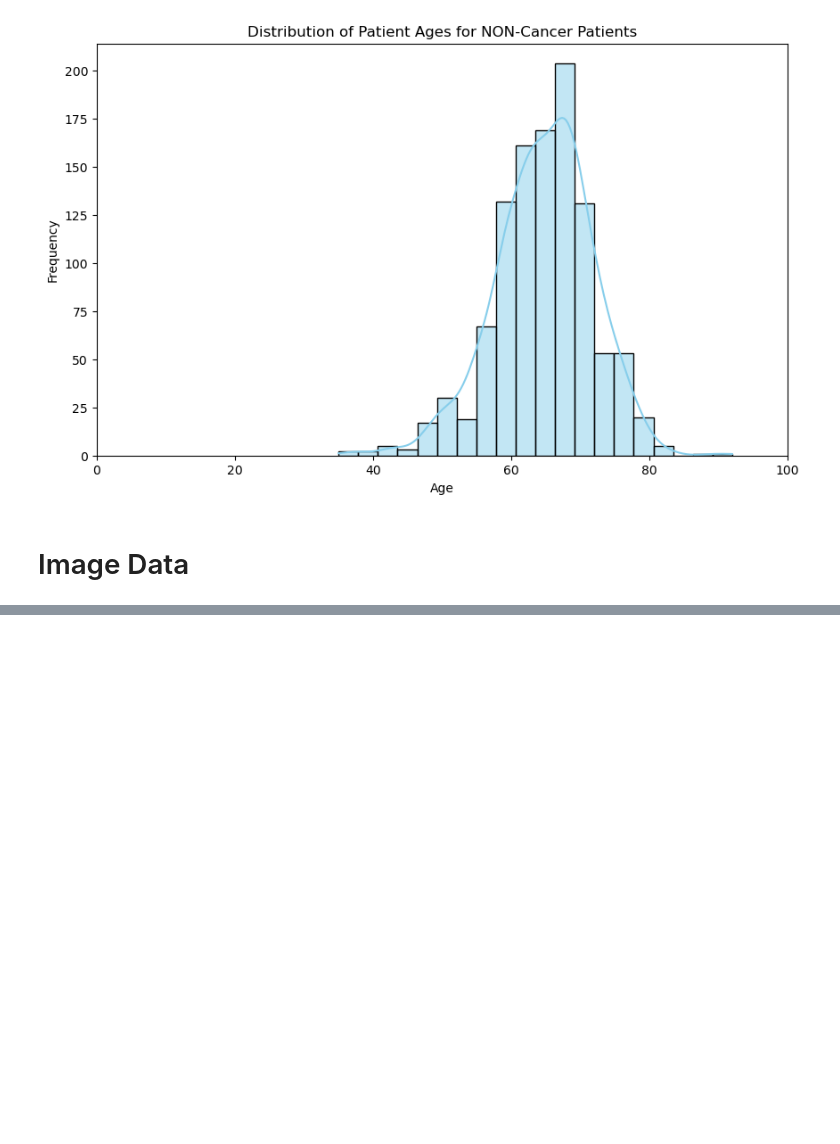
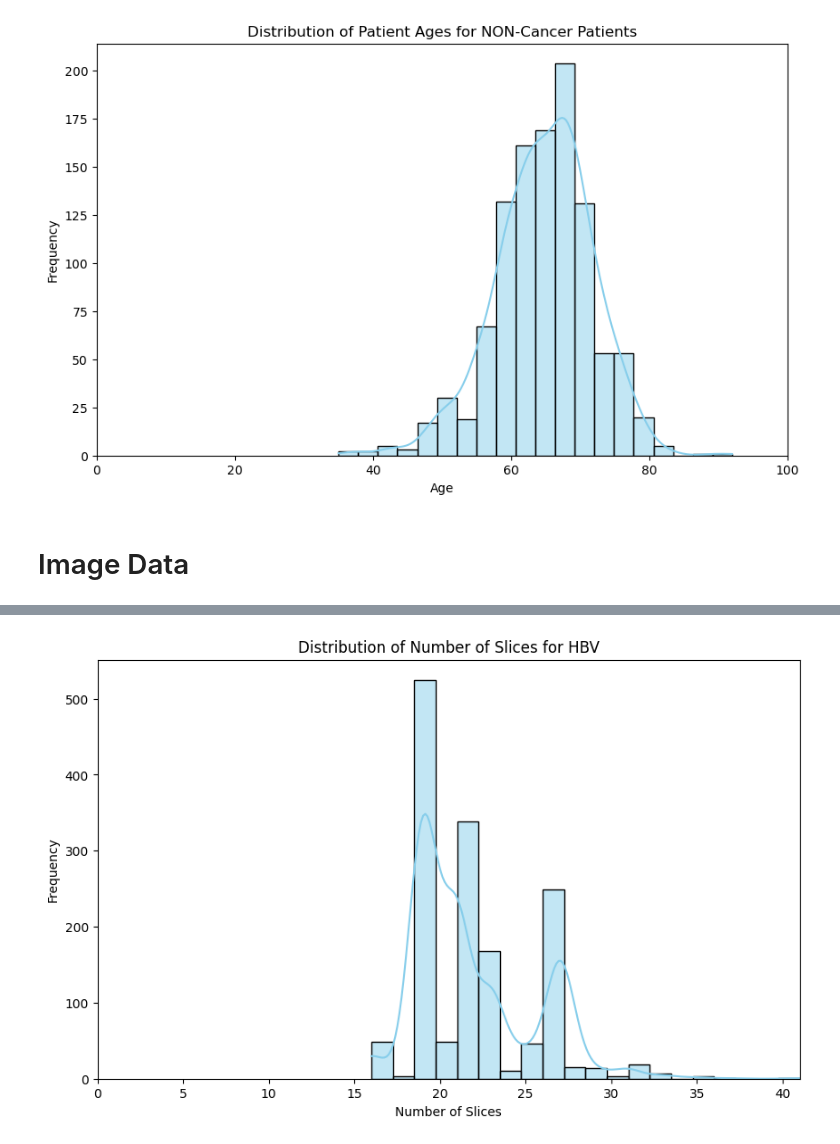
Before and after one commit to Kimberly97llp/cvproject, a Jupyter notebook: EDA.ipynb, the cells around one changed output, grey strips where cells are left out. Drawn from its saved outputs; the diff is of its cells as text; code cells hidden in the pictures; blank space fills up the shorter version.

```diff
--- a/EDA.ipynb
+++ b/EDA.ipynb
@@ -133,0 +273,4 @@ plot_histogram(no_cancer['patient_age'], 'Distribution of Patient Ages for NON-C
+# %%
+plot_histogram(num_slices[1], 'Distribution of Number of Slices for HBV', 'Number of Slices', 'Frequency', x_range=(0, max(num_slices[1])))
+# %% [output]
+[figure, added]
```
Also changed, not shown: parts of 18 cells of this notebook.
